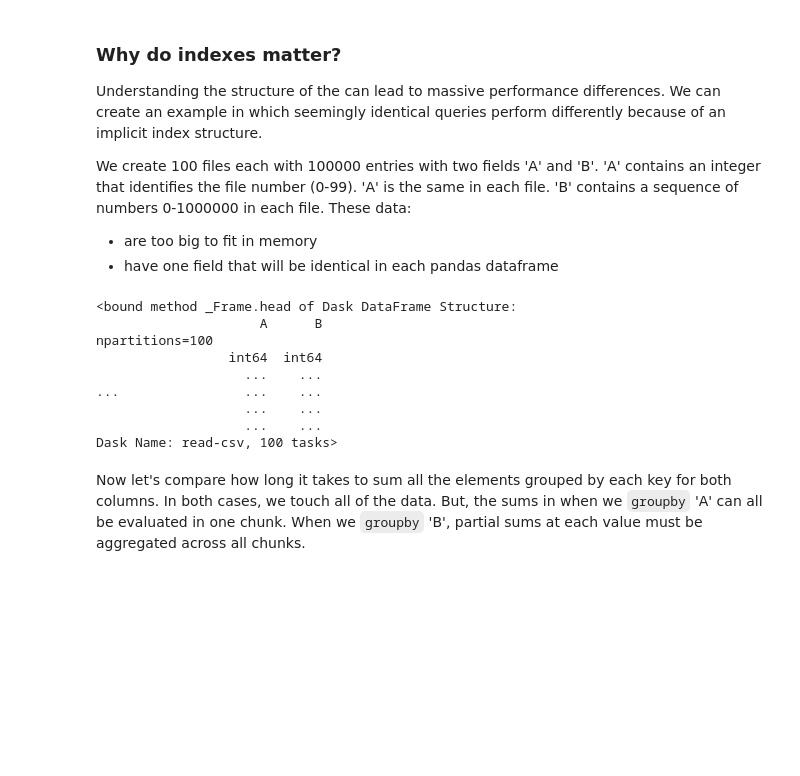
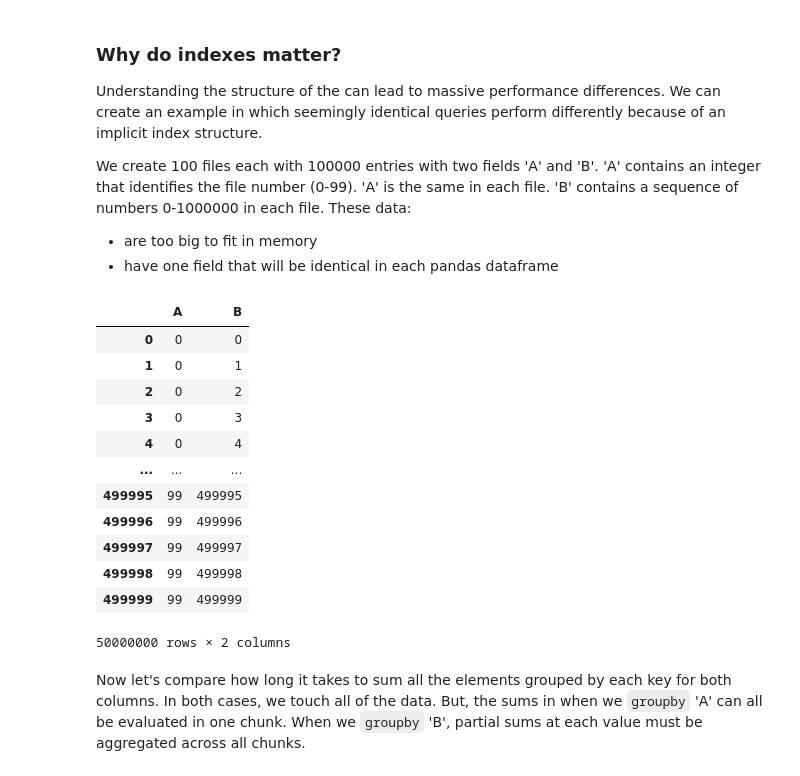
Before and after one commit to randalburns/pplectures2022, a Jupyter notebook: Lec14.daskdataframes.ipynb, the cells around one changed output. Drawn from its saved outputs; the diff is of its cells as text; code cells hidden in the pictures; blank space fills up the shorter version.

```diff
--- a/Lec14.daskdataframes.ipynb
+++ b/Lec14.daskdataframes.ipynb
@@ -323,16 +309,21 @@ We create 100 files each with 100000 entries with two fields 'A' and 'B'.  'A' c
 # %%
 df = dd.read_csv('/tmp/csv*.csv')
 df.head
+df.compute()
 # %% [output]
+|  | A | B |
+| 0 | 0 | 0 |
+| 1 | 0 | 1 |
+| 2 | 0 | 2 |
+| 3 | 0 | 3 |
+| 4 | 0 | 4 |
+| ... | ... | ... |
+| 499995 | 99 | 499995 |
+| 499996 | 99 | 499996 |
+| 499997 | 99 | 499997 |
+| 499998 | 99 | 499998 |
+| 499999 | 99 | 499999 |
-<bound method _Frame.head of Dask DataFrame Structure:
-                     A      B
-npartitions=100
-                 int64  int64
-                   ...    ...
-...                ...    ...
-                   ...    ...
-                   ...    ...
-Dask Name: read-csv, 100 tasks>
+50000000 rows × 2 columns
 # %% [markdown]
 Now let's compare how long it takes to sum all the elements grouped by each key for both columns.  In both cases, we touch all of the data.  But, the sums in when we <code>groupby</code> 'A' can all be evaluated in one chunk.  When we <code>groupby</code> 'B', partial sums at each value must be aggregated across all chunks.
 # %%
```
Also changed, not shown: parts of 8 cells of this notebook.
